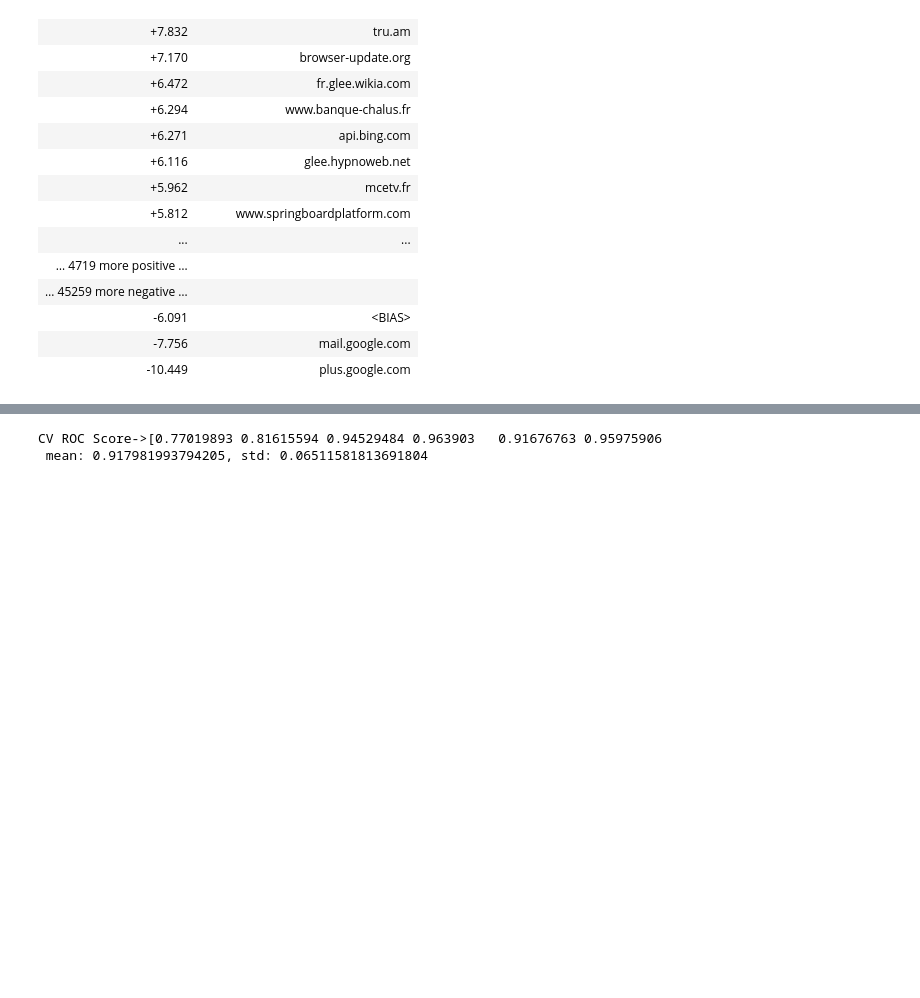
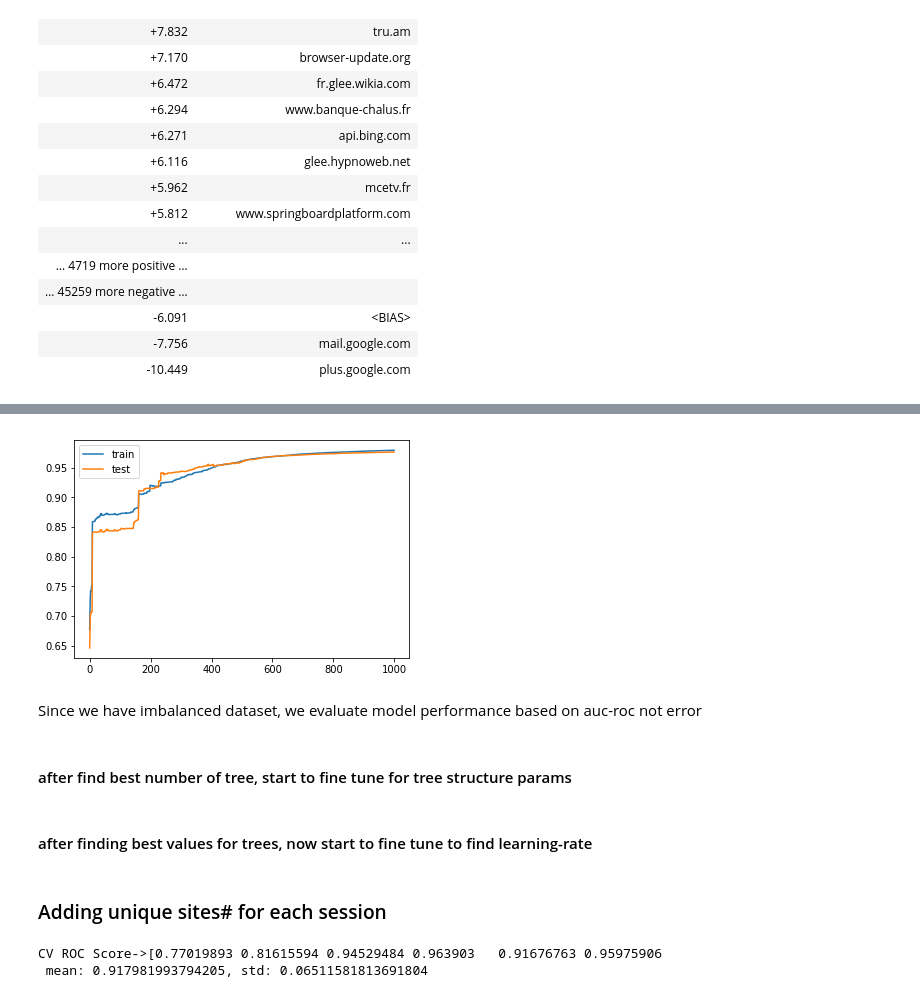
Before and after one commit to BoshengW/Data_Science_Learning, a Jupyter notebook: Alice_Kaggle/Alice_Model.ipynb, the cells around one changed output, grey strips where cells are left out. Drawn from its saved outputs; the diff is of its cells as text; code cells hidden in the pictures; blank space fills up the shorter version.

Commit message:
save processed data as npz file and add new jupyter file for Xgboost fine-tuning

```diff
--- a/Alice_Kaggle/Alice_Model.ipynb
+++ b/Alice_Kaggle/Alice_Model.ipynb
@@ -354,0 +369,25 @@ pd.DataFrame({'feat_name': new_features2, 'coef': logit_new.coef_[0][-len(new_fe
+# %%
+m = new_train_addYMD.tocsr()
+n = new_test_addYMD.tocsr()
+
+xgb_train = m[:int(new_train_addYMD.shape[0]*0.8),:]
+xgb_train_y = y_train[:int(y_train.shape[0]*0.8)]
+
+xgb_test = m[int(new_train_addYMD.shape[0]*0.8):,:]
+xgb_test_y = y_train[int(y_train.shape[0]*0.8):]
+
+eval_set = [(xgb_train,xgb_train_y),(xgb_test, xgb_test_y)]
+# %%
+# first let's see how much iteration(# of trees) we need for model
+
+eval_metric = ['auc', 'error']
+model = XGBClassifier(slient=False,
+                     scale_pos_weight=1,
+                     learning_rate=0.01,
+                     colsample_bytree=0.4,
+                     subsample=0.8,
+                     objective='binary:logistic',
+                     n_estimators=1000,
+                     reg_alpha=0.3,
+                     max_depth=4,
+                     gamma=10)
@@ -354,0 +396,3 @@ pd.DataFrame({'feat_name': new_features2, 'coef': logit_new.coef_[0][-len(new_fe
+# %%
+%time
+model.fit(new_train_addYMD, y_train, eval_metric=eval_metric, eval_set=eval_set, verbose=True)
@@ -354,0 +424,11 @@ pd.DataFrame({'feat_name': new_features2, 'coef': logit_new.coef_[0][-len(new_fe
+# %%
+plt.plot(model.evals_result_['validation_0']['auc'],label='train')
+plt.plot(model.evals_result_['validation_1']['auc'],label='test')
+plt.legend(loc='upper left')
+plt.show()
+# %% [output]
+[figure, added]
+# %% [markdown]
+Since we have imbalanced dataset, we evaluate model performance based on auc-roc not error
+# %% [markdown]
+#### after find best number of tree, start to fine tune for tree structure params
@@ -355,3 +440,7 @@ pd.DataFrame({'feat_name': new_features2, 'coef': logit_new.coef_[0][-len(new_fe
+# %% [markdown]
+#### after finding best values for trees, now start to fine tune to find learning-rate
+# %% [markdown]
+### Adding unique sites# for each session
 # %%
 sites = ['site%d' %i for i in range(1,11)]
 times = ['time%d' %i for i in range(1,11)]
```
Also changed, not shown: parts of 17 cells of this notebook, 3 other files.
